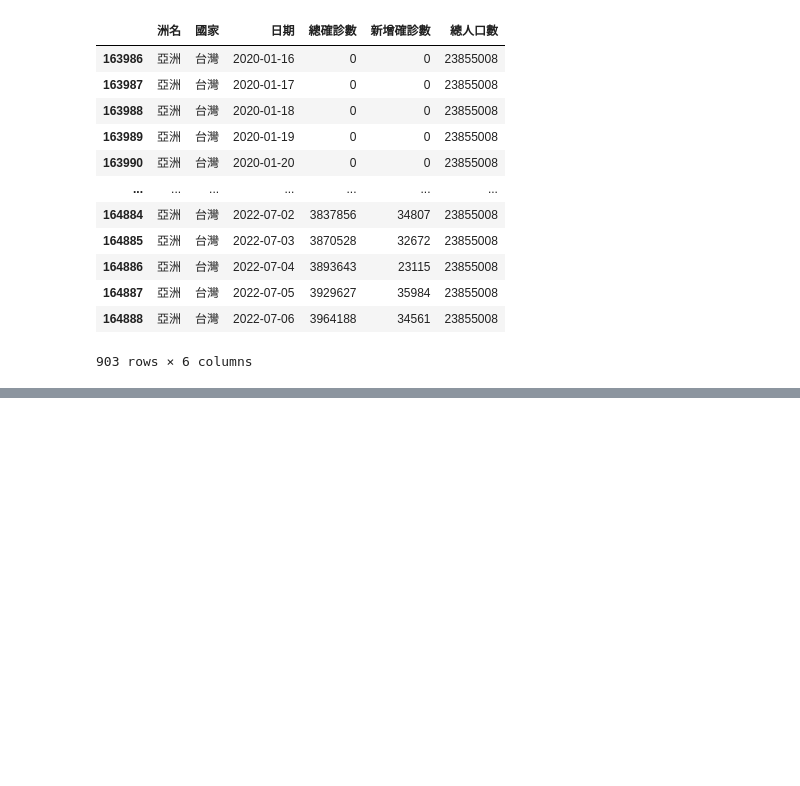
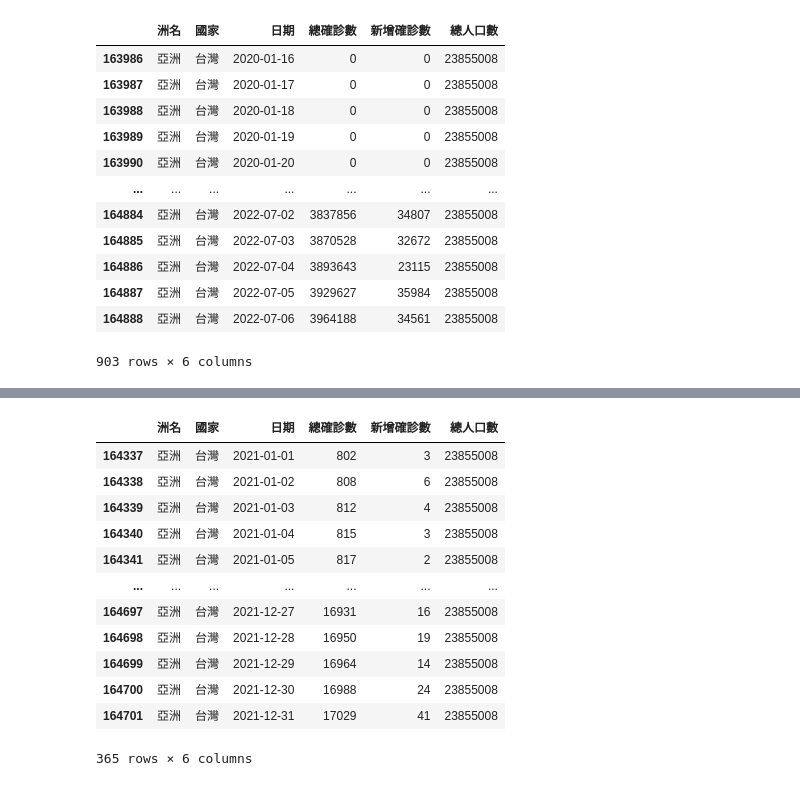
Before and after one commit to SophiaSu0925/__2024_07_29_AI_python, a Jupyter notebook: lesson16/lesson16_5.ipynb, the cells around one changed output, grey strips where cells are left out. Saved outputs shown, nothing was run; the diff lists cells and outputs as text; code cells hidden in the pictures; blank space fills up the shorter version.

```diff
--- a/lesson16/lesson16_5.ipynb
+++ b/lesson16/lesson16_5.ipynb
@@ -93,0 +126,16 @@ df_tw
+# %%
+df_tw[(df_tw['日期'] >= '2021-01-01') &  (df_tw['日期'] < '2022-01-01')]
+# %% [output]
+|  | 洲名 | 國家 | 日期 | 總確診數 | 新增確診數 | 總人口數 |
+| 164337 | 亞洲 | 台灣 | 2021-01-01 | 802 | 3 | 23855008 |
+| 164338 | 亞洲 | 台灣 | 2021-01-02 | 808 | 6 | 23855008 |
+| 164339 | 亞洲 | 台灣 | 2021-01-03 | 812 | 4 | 23855008 |
+| 164340 | 亞洲 | 台灣 | 2021-01-04 | 815 | 3 | 23855008 |
+| 164341 | 亞洲 | 台灣 | 2021-01-05 | 817 | 2 | 23855008 |
+| ... | ... | ... | ... | ... | ... | ... |
+| 164697 | 亞洲 | 台灣 | 2021-12-27 | 16931 | 16 | 23855008 |
+| 164698 | 亞洲 | 台灣 | 2021-12-28 | 16950 | 19 | 23855008 |
+| 164699 | 亞洲 | 台灣 | 2021-12-29 | 16964 | 14 | 23855008 |
+| 164700 | 亞洲 | 台灣 | 2021-12-30 | 16988 | 24 | 23855008 |
+| 164701 | 亞洲 | 台灣 | 2021-12-31 | 17029 | 41 | 23855008 |
+365 rows × 6 columns
```
Also changed, not shown: parts of 2 cells of this notebook.
